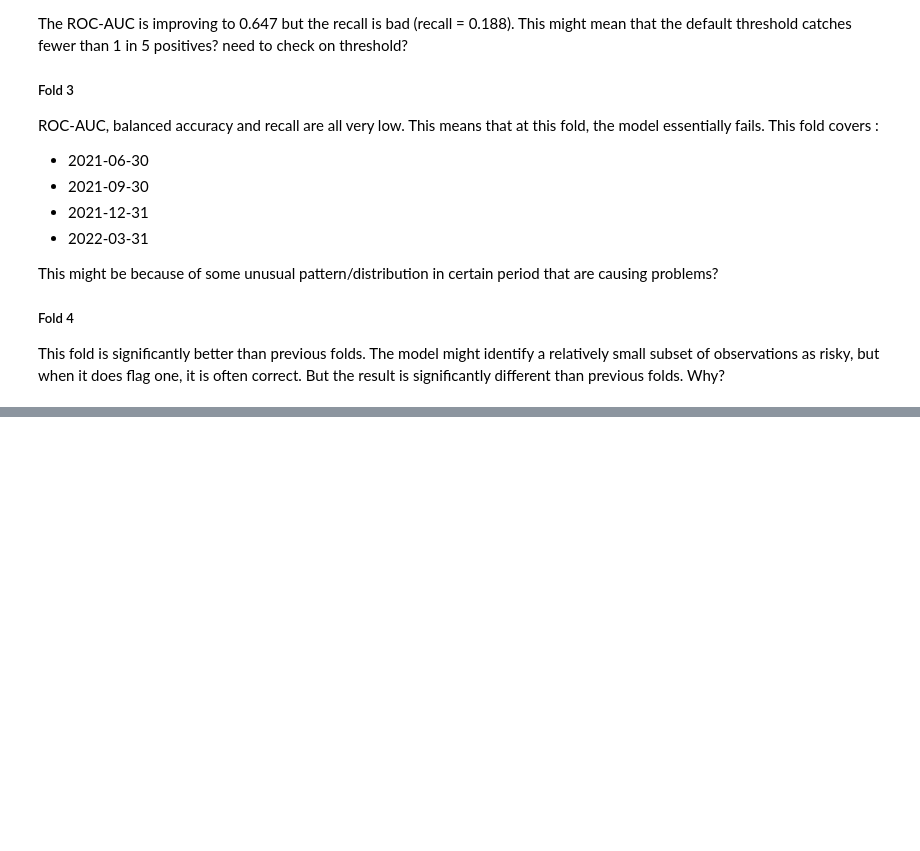
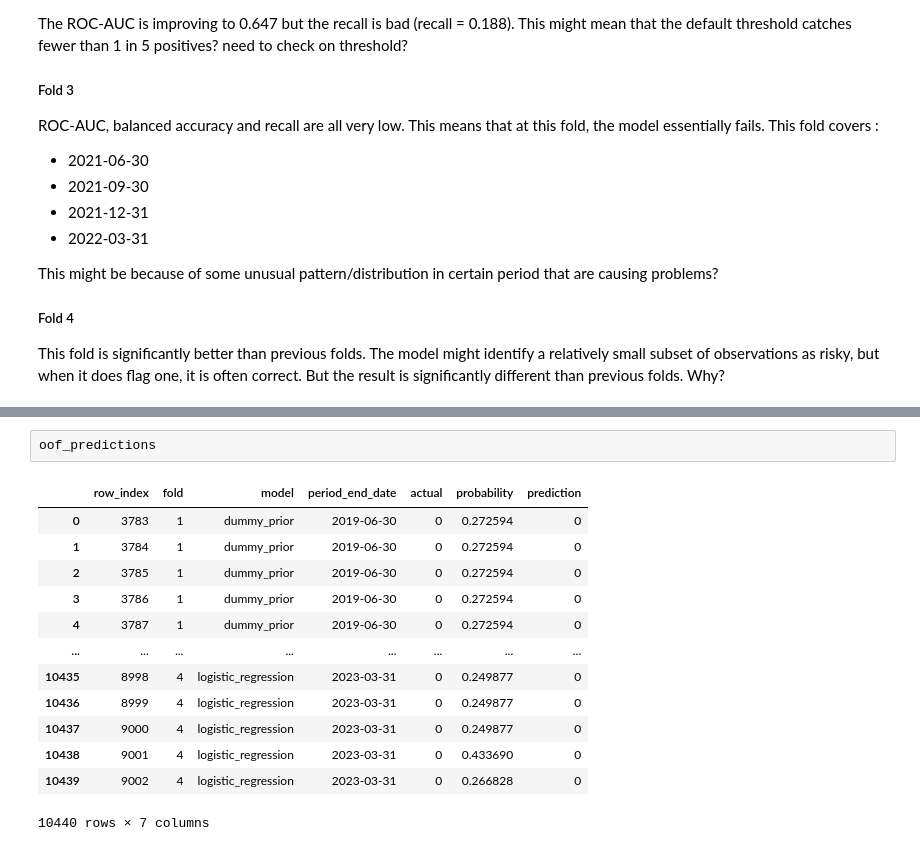
Before and after one commit to terra9/superannuation-performance-early-warning, a Jupyter notebook: notebooks/baseline_modelling.ipynb, the cells around one changed output, grey strips where cells are left out. Saved outputs shown, nothing was run; the diff lists cells and outputs as text; blank space fills up the shorter version.

```diff
--- a/notebooks/baseline_modelling.ipynb
+++ b/notebooks/baseline_modelling.ipynb
@@ -970,0 +1074,16 @@ This fold is significantly better than previous folds. The model might identify
+# %%
+oof_predictions
+# %% [output]
+|  | row_index | fold | model | period_end_date | actual | probability | prediction |
+| 0 | 3783 | 1 | dummy_prior | 2019-06-30 | 0 | 0.272594 | 0 |
+| 1 | 3784 | 1 | dummy_prior | 2019-06-30 | 0 | 0.272594 | 0 |
+| 2 | 3785 | 1 | dummy_prior | 2019-06-30 | 0 | 0.272594 | 0 |
+| 3 | 3786 | 1 | dummy_prior | 2019-06-30 | 0 | 0.272594 | 0 |
+| 4 | 3787 | 1 | dummy_prior | 2019-06-30 | 0 | 0.272594 | 0 |
+| ... | ... | ... | ... | ... | ... | ... | ... |
+| 10435 | 8998 | 4 | logistic_regression | 2023-03-31 | 0 | 0.249877 | 0 |
+| 10436 | 8999 | 4 | logistic_regression | 2023-03-31 | 0 | 0.249877 | 0 |
+| 10437 | 9000 | 4 | logistic_regression | 2023-03-31 | 0 | 0.249877 | 0 |
+| 10438 | 9001 | 4 | logistic_regression | 2023-03-31 | 0 | 0.433690 | 0 |
+| 10439 | 9002 | 4 | logistic_regression | 2023-03-31 | 0 | 0.266828 | 0 |
+10440 rows × 7 columns
```
Also changed, not shown: parts of 15 cells of this notebook.
